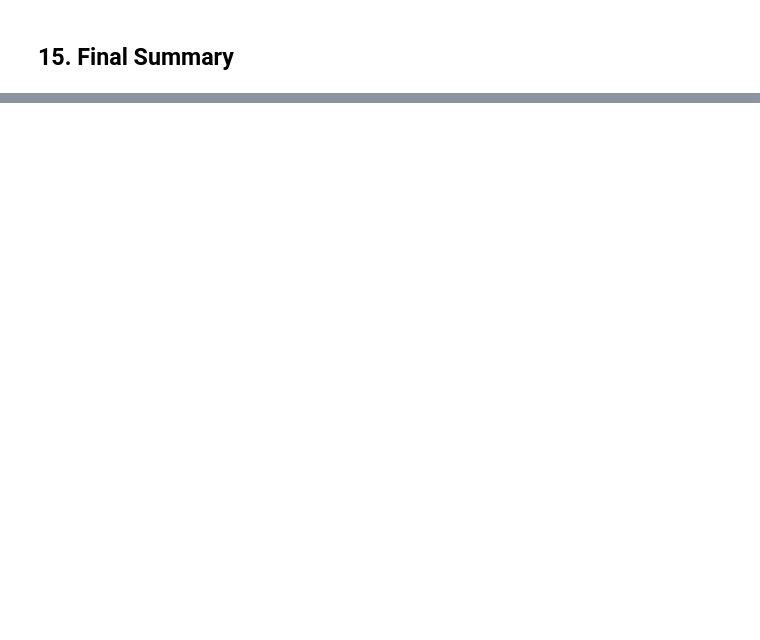
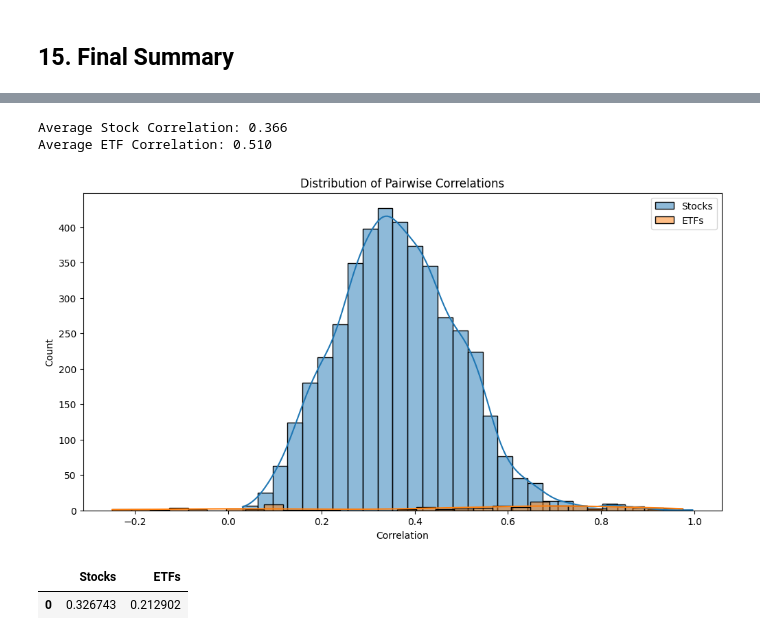
Before and after one commit to aarju-24/internship_project, a Jupyter notebook: notebooks/eda.ipynb, the cells around one changed output, grey strips where cells are left out. Cells and saved outputs as stored; diff of their text form; code cells hidden in the pictures; blank space fills up the shorter version.

```diff
--- a/notebooks/eda.ipynb
+++ b/notebooks/eda.ipynb
@@ -666,0 +958,77 @@ final_summary
+# %%
+# ============================================================
+# Average Correlation Comparison
+# ============================================================
+
+stock_corr_values = stock_corr.where(
+    np.triu(
+        np.ones(stock_corr.shape),
+        k=1
+    ).astype(bool)
+).stack()
+
+etf_corr_values = etf_corr.where(
+    np.triu(
+        np.ones(etf_corr.shape),
+        k=1
+    ).astype(bool)
+).stack()
+
+print(
+    f"Average Stock Correlation: {stock_corr_values.mean():.3f}"
+)
+
+print(
+    f"Average ETF Correlation: {etf_corr_values.mean():.3f}"
+)
+# %% [output]
+Average Stock Correlation: 0.366
+Average ETF Correlation: 0.510
+# %%
+plt.figure(figsize=(12,6))
+
+sns.histplot(
+    stock_corr_values,
+    bins=30,
+    kde=True,
+    label="Stocks"
+)
+
+sns.histplot(
+    etf_corr_values,
+    bins=30,
+    kde=True,
+    label="ETFs"
+)
+
+plt.legend()
+
+plt.title(
+    "Distribution of Pairwise Correlations"
+)
+
+plt.xlabel("Correlation")
+
+plt.show()
+# %% [output]
+[figure, added]
+# %%
+stock_volatility = (
+    stock_returns.std()
+    * np.sqrt(252)
+)
+
+etf_volatility = (
+    etf_returns.std()
+    * np.sqrt(252)
+)
+
+comparison = pd.DataFrame({
+    "Stocks":[stock_volatility.mean()],
+    "ETFs":[etf_volatility.mean()]
+})
+
+comparison
+# %% [output]
+|  | Stocks | ETFs |
+| 0 | 0.326743 | 0.212902 |
```
Also changed, not shown: parts of 54 cells of this notebook, 8 other files.
